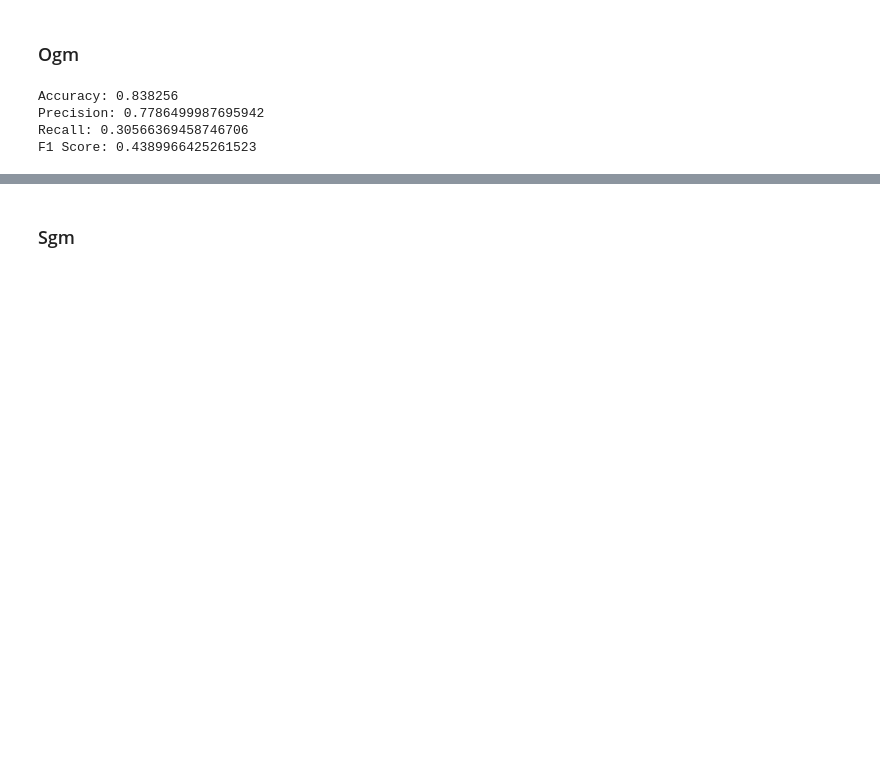
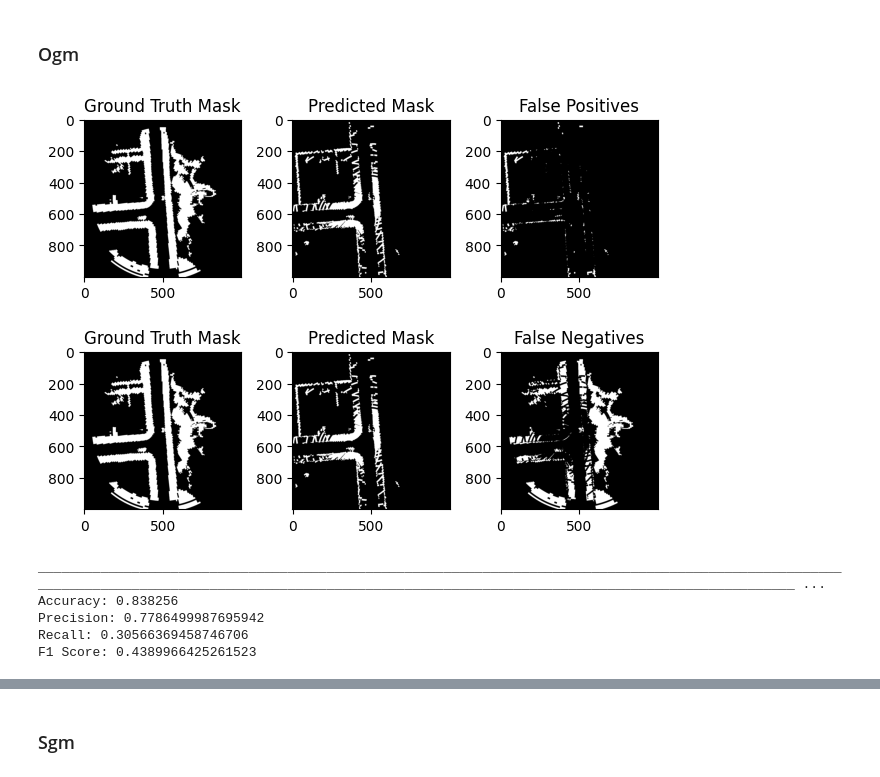
Before and after one commit to jiheddachraoui/occupancy_grid_generator, a Jupyter notebook: Evaluate.ipynb, the cells around one changed output, grey strips where cells are left out. Drawn from its saved outputs; the diff is of its cells as text; code cells hidden in the pictures; blank space fills up the shorter version.

```diff
--- a/Evaluate.ipynb
+++ b/Evaluate.ipynb
@@ -264,37 +264,68 @@ plt.show()
 # %%
 def evaluate_ogm_rgb(gt_image, pred_image):
 
 
-    gt_occupied = np.all(gt_image == [0, 0, 0], axis=2)
-    pred_occupied = np.all(pred_image == [0, 0, 0], axis=2)
+        gt_occupied = np.all(gt_image == [0, 0, 0], axis=2)
+        pred_occupied = np.all(pred_image == [0, 0, 0], axis=2)
+# Visualize masks and logical operations
+        plt.subplot(2, 3, 1)
+        plt.imshow(gt_occupied, cmap='gray')
+        plt.title('Ground Truth Mask')
 
-    # Calculate metrics
-    accuracy = np.sum(gt_occupied == pred_occupied) / gt_occupied.size
+        plt.subplot(2, 3, 2)
+        plt.imshow(pred_occupied, cmap='gray')
+        plt.title('Predicted Mask')
+        fp = np.logical_and(np.logical_not(gt_occupied), pred_occupied)
+        fn = np.logical_and(gt_occupied, np.logical_not(pred_occupied))
+        plt.subplot(2, 3, 3)
+        plt.imshow(fp, cmap='gray')
+        plt.title('False Positives')
 
-    # Calculate precision and recall
-    true_positives = np.sum(np.logical_and(gt_occupied, pred_occupied))
-    false_positives = np.sum(np.logical_and(np.logical_not(gt_occupied), pred_occupied))
-    false_negatives = np.sum(np.logical_and(gt_occupied, np.logical_not(pred_occupied)))
-    precision = true_positives / (true_positives + false_positives)
-    recall = true_positives / (true_positives + false_negatives)
+        plt.subplot(2, 3, 4)
+        plt.imshow(gt_occupied, cmap='gray')
+        plt.title('Ground Truth Mask')
 
-    # Compute F1 score
-    f1_score = 2 * (precision * recall) / (precision + recall)
+        plt.subplot(2, 3, 5)
+        plt.imshow(pred_occupied, cmap='gray')
+        plt.title('Predicted Mask')
 
-    # Return evaluation metrics
-    return accuracy, precision, recall, f1_score
+        plt.subplot(2, 3, 6)
+        plt.imshow(fn, cmap='gray')
+        plt.title('False Negatives')
+
+        plt.tight_layout()
+        plt.show()
+
+        print('___________________'*20)
+        # Calculate metrics
+        accuracy = np.sum(gt_occupied == pred_occupied) / gt_occupied.size
+
+        # Calculate precision and recall
+        true_positives = np.sum(np.logical_and(gt_occupied, pred_occupied))
+        false_positives = np.sum(np.logical_and(np.logical_not(gt_occupied), pred_occupied))
+        false_negatives = np.sum(np.logical_and(gt_occupied, np.logical_not(pred_occupied)))
+        precision = true_positives / (true_positives + false_positives)
+        recall = true_positives / (true_positives + false_negatives)
+
+        # Compute F1 score
+        f1_score = 2 * (precision * recall) / (precision + recall)
+
+        # Return evaluation metrics
+        return accuracy, precision, recall, f1_score
 
 
 
 # Evaluate the occupancy grid algorithm
 accuracy, precision, recall, f1_score = evaluate_ogm_rgb(gt_image,ogm_image)
 
 # Print the evaluation metrics
 print(f"Accuracy: {accuracy}")
 print(f"Precision: {precision}")
 print(f"Recall: {recall}")
 print(f"F1 Score: {f1_score}")
 # %% [output]
+[figure, added]
+________________________________________________________________________________________________________________________________________________________________________________________________________ ...
 Accuracy: 0.838256
 Precision: 0.7786499987695942
 Recall: 0.30566369458746706
```
Also changed, not shown: parts of 7 cells of this notebook.
